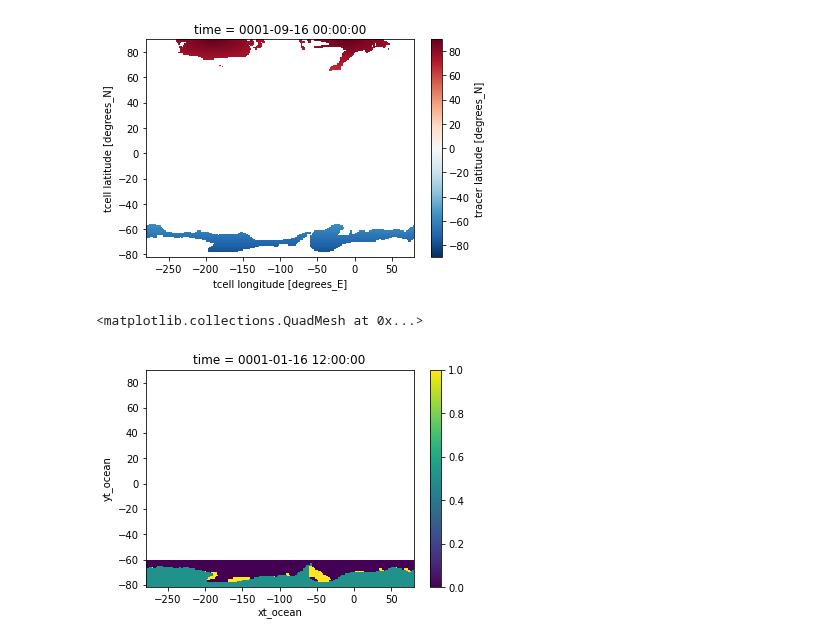
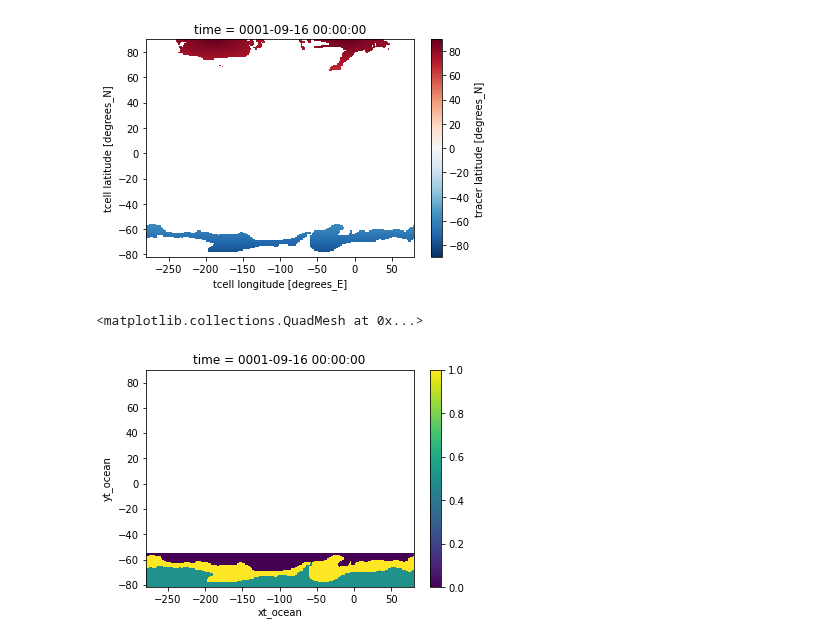
Before and after one commit to bbuchovecky/hmei, a Jupyter notebook: notebooks/ctrl_run_analysis.ipynb, the cells around one changed output. Saved outputs shown, nothing was run; the diff lists cells and outputs as text; code cells hidden in the pictures.

```diff
--- a/notebooks/ctrl_run_analysis.ipynb
+++ b/notebooks/ctrl_run_analysis.ipynb
@@ -972,10 +1057,10 @@ SIE_binary.geolat_t.where(SIE_binary == 1)[:,:,8].plot()
 <matplotlib.collections.QuadMesh at 0x...>
 [figure]
 # %%
-r = xr.where(np.isnan(SIE_binary[0]), 0.5, SIE_binary[0])
-r = xr.where(ocean_grid.geolat_t < -60, r, np.nan)
+r = xr.where(np.isnan(SIE_binary[8]), 0.5, SIE_binary[8])
+r = xr.where(ocean_grid.geolat_t < -55, r, np.nan)
 lat = r.groupby('xt_ocean').max(dim='yt_ocean').chunk((360))
 r.plot()
 # %% [output]
 <matplotlib.collections.QuadMesh at 0x...>
-[figure, old version]
+[figure, new version]
```
Also changed, not shown: parts of 8 cells of this notebook, 2 other files.
